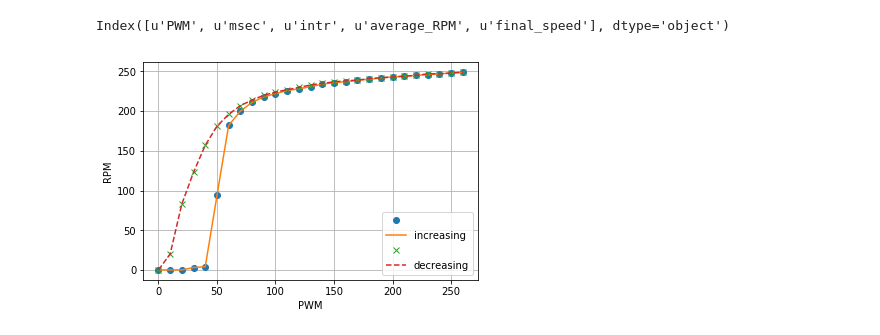
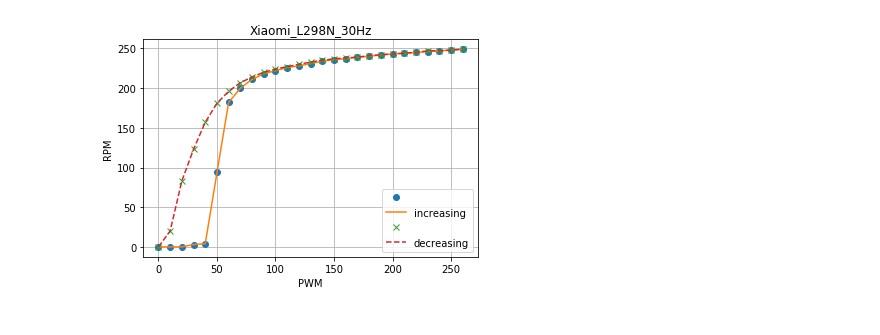
Before and after one commit to ukayzm/balancing_rbt, a Jupyter notebook: prj2.6_pololu_wheel/data/motor_test_plot.ipynb, the cells around one changed output. Cells and saved outputs as stored; diff of their text form; code cells hidden in the pictures.

Commit message:
plotting PWM to RPM graph #2

```diff
--- a/prj2.6_pololu_wheel/data/motor_test_plot.ipynb
+++ b/prj2.6_pololu_wheel/data/motor_test_plot.ipynb
@@ -3,26 +3,28 @@ import numpy as np
 import pandas as pd
 from scipy import interpolate
 import matplotlib.pyplot as plt
-# %%
-# read input file
-data_filename1 = "Xiaomi_L298N_30Hz.dat.1"
-data_filename2 = "Xiaomi_L298N_30Hz.dat.2"
-data1 = pd.read_csv(data_filename1)
-data2 = pd.read_csv(data_filename2)
-data1.columns
-# %% [output]
-Index([u'PWM', u'msec', u'intr', u'average_RPM', u'final_speed'], dtype='object')
 # %%
-f1 = interpolate.interp1d(data1.PWM, data1.average_RPM)
-#f1 = interpolate.interp1d(data1.PWM, data1.average_RPM, kind='cubic')
-f2 = interpolate.interp1d(data2.PWM, data2.average_RPM)
-x1 = np.linspace(0, 260, num=261, endpoint=True)
-x2 = np.linspace(0, 260, num=261, endpoint=True)
-plt.plot(data1.PWM, data1.average_RPM, 'o', x1, f1(x1), '-', data2.PWM, data2.average_RPM, 'x', x2, f2(x2), '--')
-plt.xlabel('PWM')
-plt.ylabel('RPM')
-plt.grid(True)
-plt.legend(['', 'increasing', '', 'decreasing'])
-plt.show()
+def plot_graph(title, f1, f2):
+    # read input file
+    data1 = pd.read_csv(f1)
+    data2 = pd.read_csv(f2)
+
+    # interpolate
+    f1 = interpolate.interp1d(data1.PWM, data1.average_RPM)
+    #f1 = interpolate.interp1d(data1.PWM, data1.average_RPM, kind='cubic')
+    f2 = interpolate.interp1d(data2.PWM, data2.average_RPM)
+    x1 = np.linspace(0, 260, num=261, endpoint=True)
+    x2 = np.linspace(0, 260, num=261, endpoint=True)
+
+    # plot
+    plt.plot(data1.PWM, data1.average_RPM, 'o', x1, f1(x1), '-', data2.PWM, data2.average_RPM, 'x', x2, f2(x2), '--')
+    plt.xlabel('PWM')
+    plt.ylabel('RPM')
+    plt.grid(True)
+    plt.legend(['', 'increasing', '', 'decreasing'])
+    plt.title(title)
+    plt.show()
-# %% [output]
-[figure, removed]
+# %%
+plot_graph('Xiaomi_L298N_30Hz', "Xiaomi_L298N_30Hz.dat.1", "Xiaomi_L298N_30Hz.dat.2")
+# %% [output]
+[figure, added]
```
Also changed, not shown: parts of 4 cells of this notebook, 8 other files.
